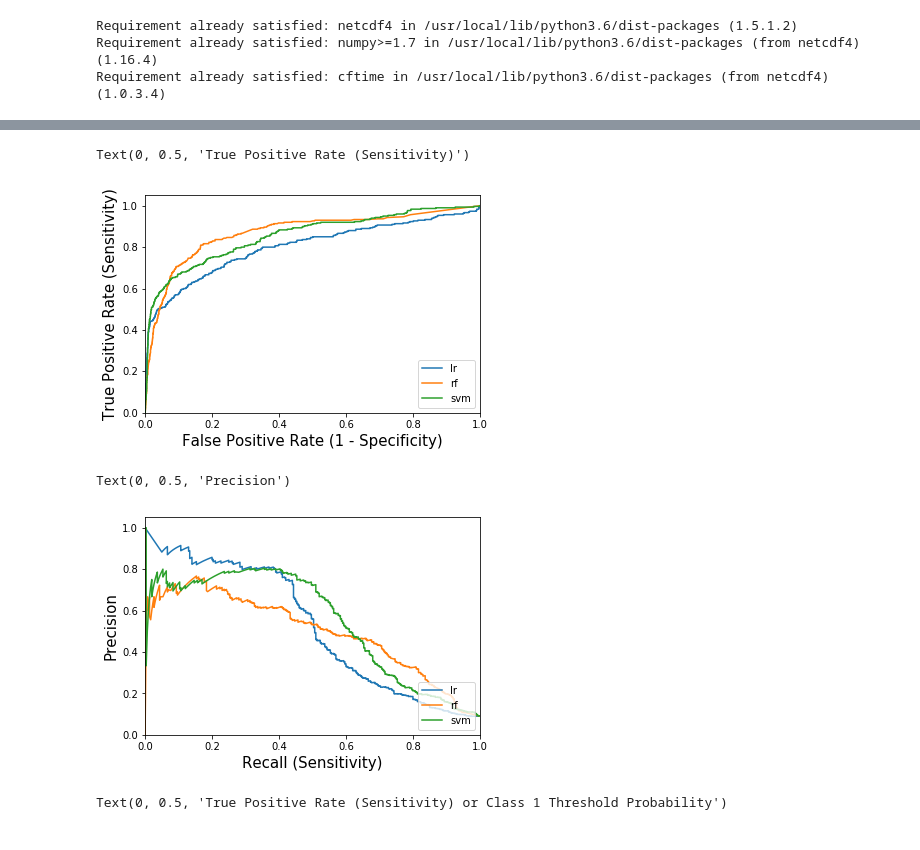
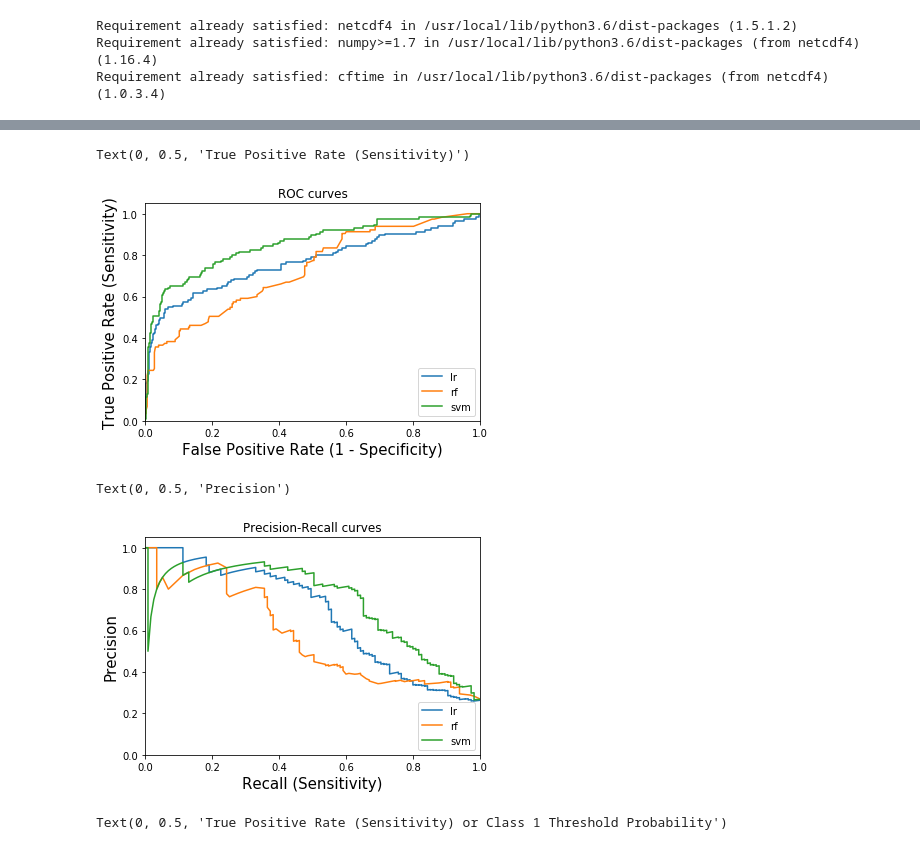
Before and after one commit to grace3999/USV_Python, a Jupyter notebook: Notebooks/4_xr_Annotations_classification_PSD.ipynb, the cells around one changed output, grey strips where cells are left out. Saved outputs shown, nothing was run; the diff lists cells and outputs as text; code cells hidden in the pictures.

```diff
--- a/Notebooks/4_xr_Annotations_classification_PSD.ipynb
+++ b/Notebooks/4_xr_Annotations_classification_PSD.ipynb
@@ -57,6 +112,6 @@ np.set_printoptions(suppress=True)
 # %%
-features_path_CPA = '/content/gdrive/Shared drives/USV_eScience_Incubator/Data/feature_data_frames/annot_psd_100noise_CPA.csv'
-features_path_neutral = '/content/gdrive/Shared drives/USV_eScience_Incubator/Data/feature_data_frames/annot_psd_100noise_neutral.csv'
+features_path_CPA = '/content/gdrive/Shared drives/USV_eScience_Incubator/Data/feature_data_frames/finals/annot_psd_25noise_CPA.csv'
+features_path_neutral = '/content/gdrive/Shared drives/USV_eScience_Incubator/Data/feature_data_frames/finals/annot_psd_25noise_neutral.csv'
 features_path = [features_path_CPA, features_path_neutral]
 # %%
 annot_features_df = pd.DataFrame()
@@ -74,8 +129,11 @@ for path in features_path:
 
   annot_features_df = annot_features_df.append(annot_features)
 
+annot_features_df.dropna(axis=0, inplace=True)
 annot_features_df.replace('low ', 'low', inplace=True)
 annot_features_df.replace('BBC', 'bbc', inplace=True)
+annot_features_df.replace('low mulit', 'low multi', inplace=True)
+annot_features_df.replace('medium', 'mid', inplace=True)
 print(annot_features_df.shape)
 annot_features_df.head()
 # %% [output]
@@ -265,37 +411,39 @@ SVM ROC_AUC:  0.85484934086629
 # %%
-fpr_lr, tpr_lr, thresholds_lr = metrics.roc_curve(train_class, y_pred_prob_lr[:,1])
-fpr_rf, tpr_rf, thresholds_rf = metrics.roc_curve(train_class, y_pred_prob_rf[:,1])
-fpr_svm, tpr_svm, thresholds_svm = metrics.roc_curve(train_class, y_pred_prob_svm[:,1])
+fpr_lr, tpr_lr, thresholds_lr = metrics.roc_curve(test_class, test_pred_prob_lr[:,1])
+fpr_rf, tpr_rf, thresholds_rf = metrics.roc_curve(test_class, test_pred_prob_rf[:,1])
+fpr_svm, tpr_svm, thresholds_svm = metrics.roc_curve(test_class, test_pred_prob_svm[:,1])
 # plot LR model ROC curves
 plt.plot(fpr_lr, tpr_lr,label="lr")
 plt.plot(fpr_rf, tpr_rf,label="rf")
 plt.plot(fpr_svm, tpr_svm,label="svm")
 plt.xlim([0, 1])
 plt.ylim([0, 1.05])
+plt.title('ROC curves')
 plt.legend(loc="lower right")
 plt.xlabel('False Positive Rate (1 - Specificity)', fontsize = 15)
 plt.ylabel('True Positive Rate (Sensitivity)', fontsize = 15)
 # %% [output]
 Text(0, 0.5, 'True Positive Rate (Sensitivity)')
-[figure, old version]
+[figure, new version]
 # %%
 # calculate precision-recall curve
-precision_lr, recall_lr, thresholds_pr_lr = metrics.precision_recall_curve(train_class, y_pred_prob_lr[:,1])
-precision_rf, recall_rf, thresholds_pr_rf = metrics.precision_recall_curve(train_class, y_pred_prob_rf[:,1])
-precision_svm, recall_svm, thresholds_pr_svm = metrics.precision_recall_curve(train_class, y_pred_prob_svm[:,1])
+precision_lr, recall_lr, thresholds_pr_lr = metrics.precision_recall_curve(test_class, test_pred_prob_lr[:,1])
+precision_rf, recall_rf, thresholds_pr_rf = metrics.precision_recall_curve(test_class, test_pred_prob_rf[:,1])
+precision_svm, recall_svm, thresholds_pr_svm = metrics.precision_recall_curve(test_class, test_pred_prob_svm[:,1])
 
 plt.plot(recall_lr, precision_lr, label='lr')
 plt.plot(recall_rf, precision_rf, label='rf')
 plt.plot(recall_svm, precision_svm, label='svm')
 
 plt.xlim([0, 1])
 plt.ylim([0, 1.05])
+plt.title('Precision-Recall curves')
 plt.legend(loc="lower right")
 plt.xlabel('Recall (Sensitivity)', fontsize = 15)
 plt.ylabel('Precision', fontsize = 15)
 # %% [output]
 Text(0, 0.5, 'Precision')
-[figure, old version]
+[figure, new version]
 # %%
 # plot best model with thresholds
 plt.plot(fpr_rf, tpr_rf, label="rf")
```
Also changed, not shown: parts of 38 cells of this notebook.
